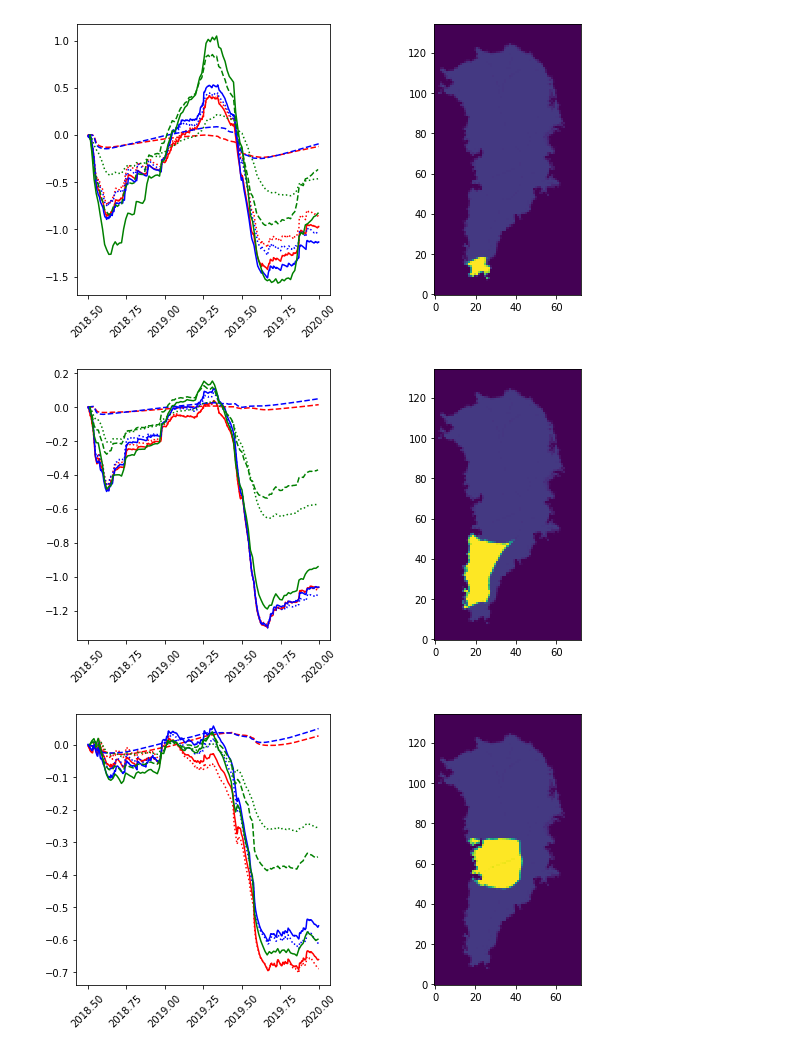
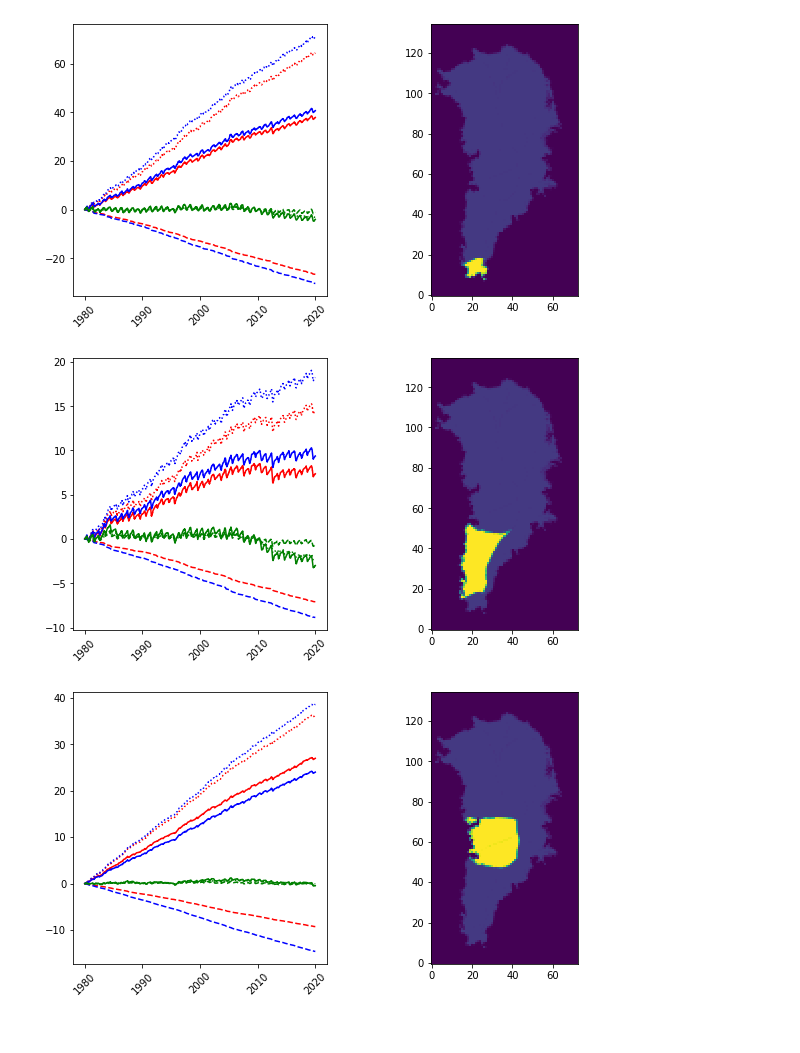
Before and after one commit to tsutterley/SMBcorr, a Jupyter notebook: notebooks/SMB_history_for_basins.ipynb, the cells around one changed output. Drawn from its saved outputs; the diff is of its cells as text; code cells hidden in the pictures.

```diff
--- a/notebooks/SMB_history_for_basins.ipynb
+++ b/notebooks/SMB_history_for_basins.ipynb
@@ -12,2 +15,4 @@ import glob
 
 #%matplotlib notebook
+# %%
+data_root = '/Volumes/ice2/ben/MAR/ATL11_with_corrections/'
@@ -14,3 +79,18 @@ import glob
+# %%
+dh_model_mean_pt={}
+dh_meas_mean_pt={}
+for model in models:
+    dh_model_mean_pt[model]={}
+    dh_meas_mean_pt[model]={}
+    for basin in range(1,8):
+        dh_model_mean_pt[model][basin]={}
+        dh_meas_mean_pt[model][basin]={}
+for model in models:
+    for epoch in epochs:
+        for basin in range(1,8):
+            these=np.floor(D[model][epoch].basin)==basin
+            dh_model_mean_pt[model][basin][epoch] = np.mean(D[model][epoch].dh_model[these])
+            dh_meas_mean_pt[model][basin][epoch] = np.mean(D[model][epoch].dh[these])
 # %%
 ds={}
 thedir='/Volumes/ice2/ben/MAR/MAR_basin_ts_3.11.2'
@@ -53,0 +237,13 @@ me['basin'] = me['ds']['basin']
+# %%
+plt.figure();
+for count, field in enumerate(['MARv3_11_2_NCEP_20km_zsurf', 'GSFC_fdm_v1_zsurf']):
+#
+    temp=D[field]['2018.Q4-2019.Q2'].copy()
+    temp.index(np.floor(temp.basin)==6)
+    ii=np.argsort(temp.dh_model)
+
+    plt.gcf().add_subplot(1,2, count+1)
+    plt.scatter(temp.x[ii], temp.y[ii], 2, c=temp.dh_model[ii], cmap='Spectral', vmin=-2.5, vmax=2.5)
+    plt.axis('equal')
+    plt.title('%s: \nmean= %3.2f,\n std=%3.2f' % (field, np.mean(temp.dh_model[ii]), np.std(temp.dh_model[ii])))
+plt.colorbar()
@@ -54,4 +253,15 @@ me['basin'] = me['ds']['basin']
 # %%
+
+# get the gsfc history
+me={}
+me['ds'] = nc.Dataset('/home/ben/git_repos/SMBcorr/time_history/merra_hybrid_v1.1/basin_hist.nc','r')
+me['components']=['FAC', 'cum_smb_anomaly','height']
+me['year'] = np.array(me['ds']['time'])
+component_styles=['--',':','-']
+me['t_sub']= me['year']> 1018.5
+me['basin'] = me['ds']['basin']
+
+
 plt_models=['MAR6km_ERA', 'MAR20km_NCEP1']
 model_colors=['r','b','g']
 components=['DHDT_compaction', 'DHDT_SMB','DHDT_total']
@@ -64,11 +274,11 @@ for basin in np.arange(1,9):
     for mi, key in enumerate(plt_models):
         basin_i=np.flatnonzero(np.floor(sub_basins)==basin)
         basin_slice=slice(basin_i[0], basin_i[-1]+1)
-        t_i=(np.array(ds[key]['time'])/365.25+1980 > 2018.5 ) & (np.array(ds[key]['time'])/365.25+1980 < 2020 )
+        t_i=(np.array(ds[key]['time'])/365.25+1980 > 1018.5 ) & (np.array(ds[key]['time'])/365.25+1980 < 2020 )
         i_1996 = np.argmin(np.abs(np.array(ds[key]['time'])/365.25+1980 - 1996))
         for ci, component in enumerate(components):
             dM_i=np.array(ds[key][component])[:,basin_slice].mean(axis=1)
-            dM_i -= np.mean(dM_i[0:i_1996])
+            #dM_i -= np.mean(dM_i[0:i_1996])
             plt.plot(np.array(ds[key]['time'])[t_i]/365.25+1980, \
                  np.cumsum(dM_i[t_i]), component_styles[ci], color=model_colors[mi], label=key+' '+component)
     # plot GSFC:
@@ -87,3 +297,3 @@ for basin in np.arange(1,9):
-[figure, old version]
+[figure, new version]
-[figure, old version]
+[figure, new version]
-[figure, old version]
+[figure, new version]
```
Also changed, not shown: parts of 20 cells of this notebook, 2 other files.
